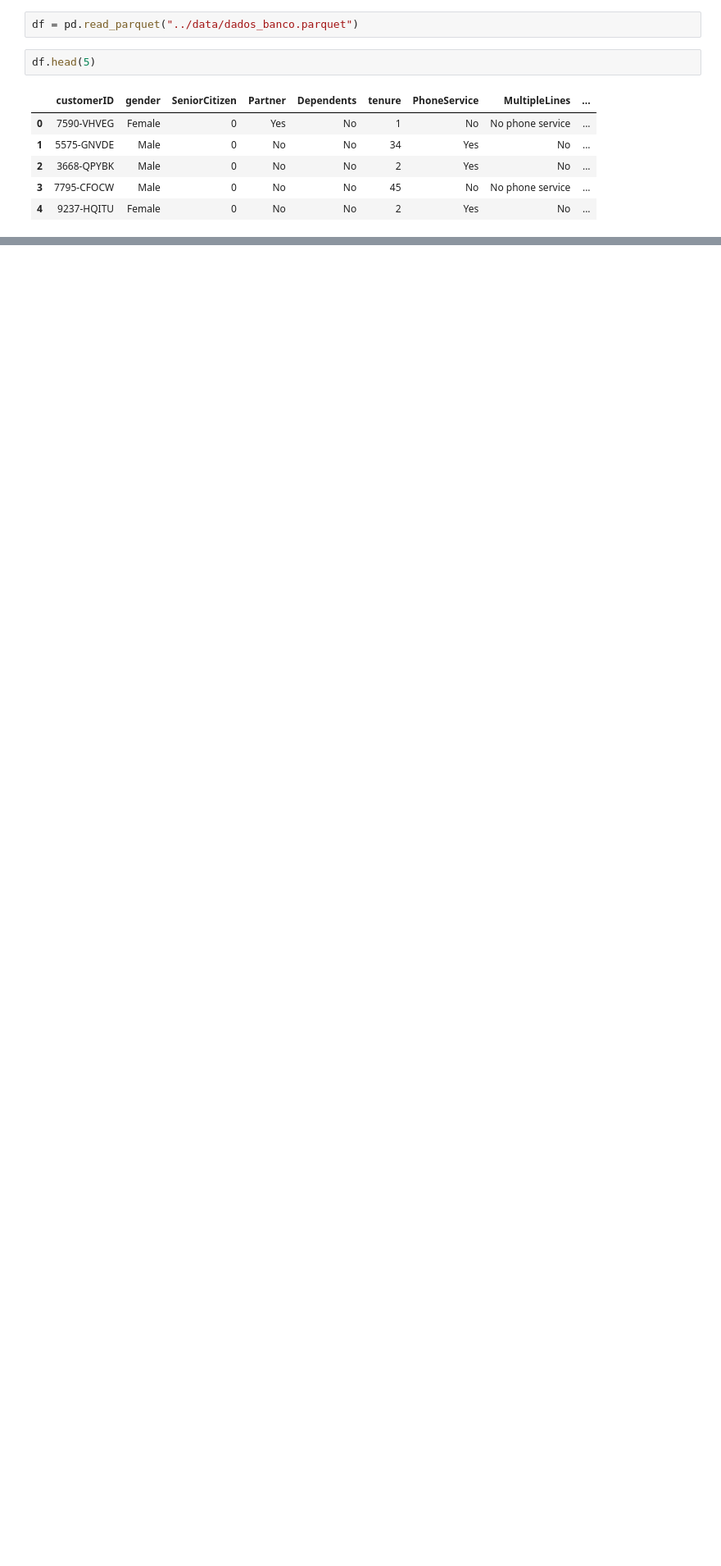
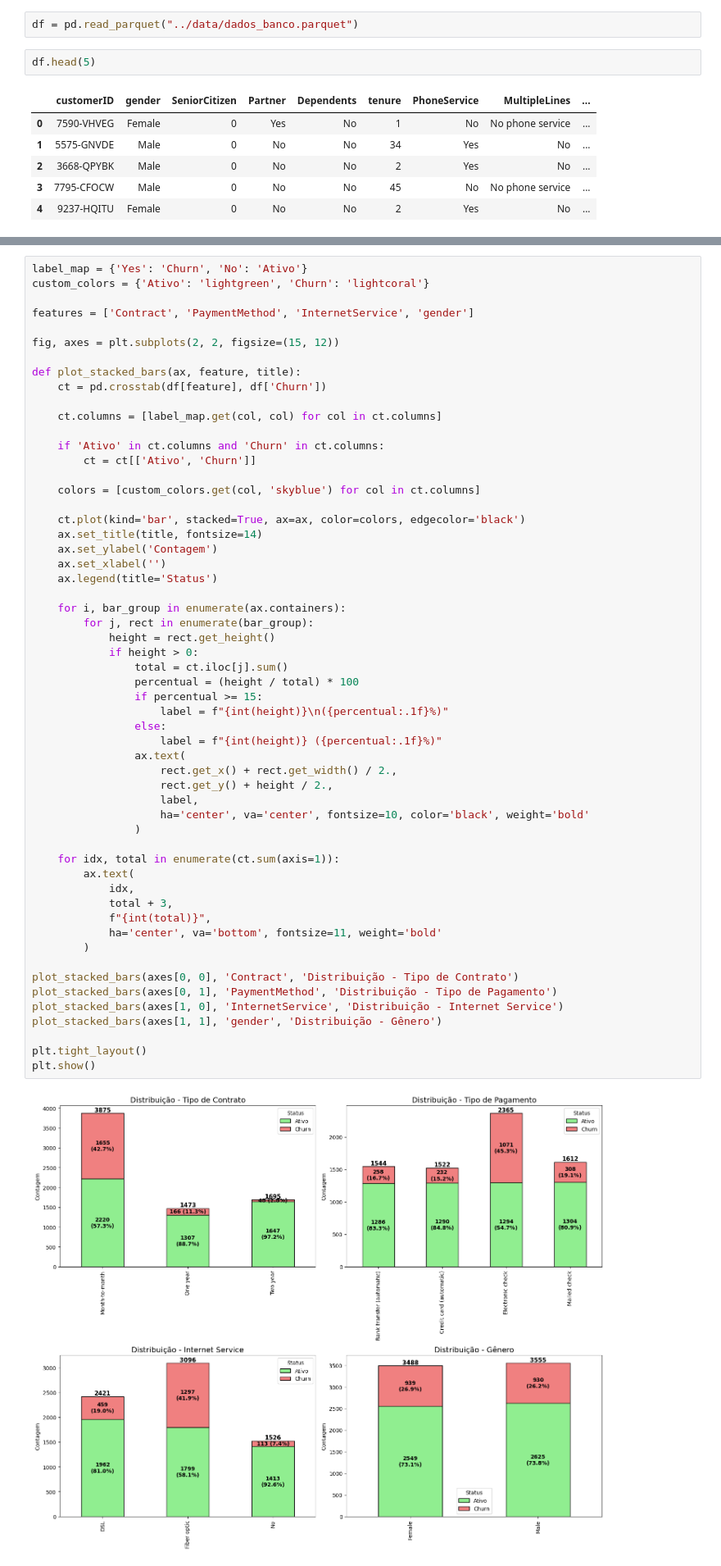
Before and after one commit to milenoepifanio/ML_Churn_Telecom, a Jupyter notebook: scr/1 - EAD.ipynb, the cells around one changed output, grey strips where cells are left out. Shown at 82% size. Saved outputs shown, nothing was run; the diff lists cells and outputs as text; blank space fills up the shorter version.

```diff
--- a/scr/1 - EAD.ipynb
+++ b/scr/1 - EAD.ipynb
@@ -56,0 +161,58 @@ df.head(5)
+# %%
+label_map = {'Yes': 'Churn', 'No': 'Ativo'}
+custom_colors = {'Ativo': 'lightgreen', 'Churn': 'lightcoral'}
+
+features = ['Contract', 'PaymentMethod', 'InternetService', 'gender']
+
+fig, axes = plt.subplots(2, 2, figsize=(15, 12))
+
+def plot_stacked_bars(ax, feature, title):
+    ct = pd.crosstab(df[feature], df['Churn'])
+
+    ct.columns = [label_map.get(col, col) for col in ct.columns]
+
+    if 'Ativo' in ct.columns and 'Churn' in ct.columns:
+        ct = ct[['Ativo', 'Churn']]
+
+    colors = [custom_colors.get(col, 'skyblue') for col in ct.columns]
+
+    ct.plot(kind='bar', stacked=True, ax=ax, color=colors, edgecolor='black')
+    ax.set_title(title, fontsize=14)
+    ax.set_ylabel('Contagem')
+    ax.set_xlabel('')
+    ax.legend(title='Status')
+
+    for i, bar_group in enumerate(ax.containers):
+        for j, rect in enumerate(bar_group):
+            height = rect.get_height()
+            if height > 0:
+                total = ct.iloc[j].sum()
+                percentual = (height / total) * 100
+                if percentual >= 15:
+                    label = f"{int(height)}\n({percentual:.1f}%)"
+                else:
+                    label = f"{int(height)} ({percentual:.1f}%)"
+                ax.text(
+                    rect.get_x() + rect.get_width() / 2.,
+                    rect.get_y() + height / 2.,
+                    label,
+                    ha='center', va='center', fontsize=10, color='black', weight='bold'
+                )
+
+    for idx, total in enumerate(ct.sum(axis=1)):
+        ax.text(
+            idx,
+            total + 3,
+            f"{int(total)}",
+            ha='center', va='bottom', fontsize=11, weight='bold'
+        )
+
+plot_stacked_bars(axes[0, 0], 'Contract', 'Distribuição - Tipo de Contrato')
+plot_stacked_bars(axes[0, 1], 'PaymentMethod', 'Distribuição - Tipo de Pagamento')
+plot_stacked_bars(axes[1, 0], 'InternetService', 'Distribuição - Internet Service')
+plot_stacked_bars(axes[1, 1], 'gender', 'Distribuição - Gênero')
+
+plt.tight_layout()
+plt.show()
+# %% [output]
+[figure, added]
```
Also changed, not shown: parts of 14 cells of this notebook.
